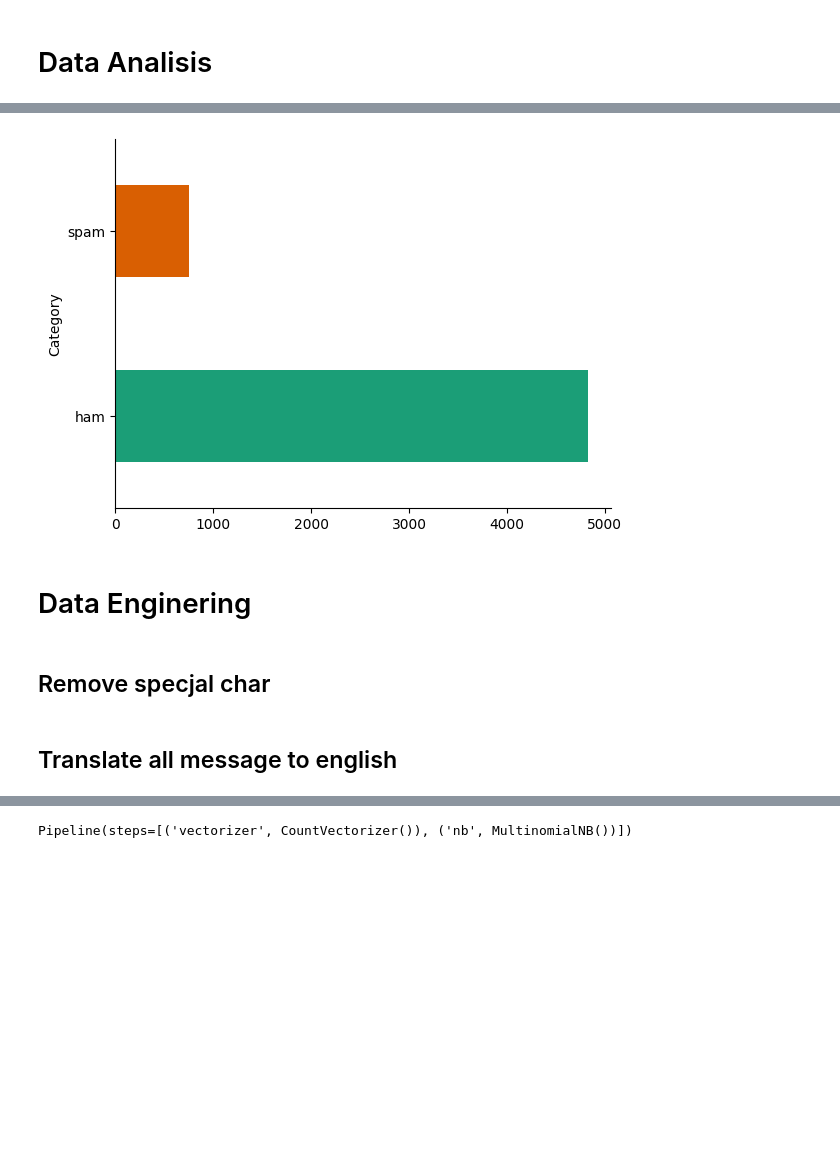
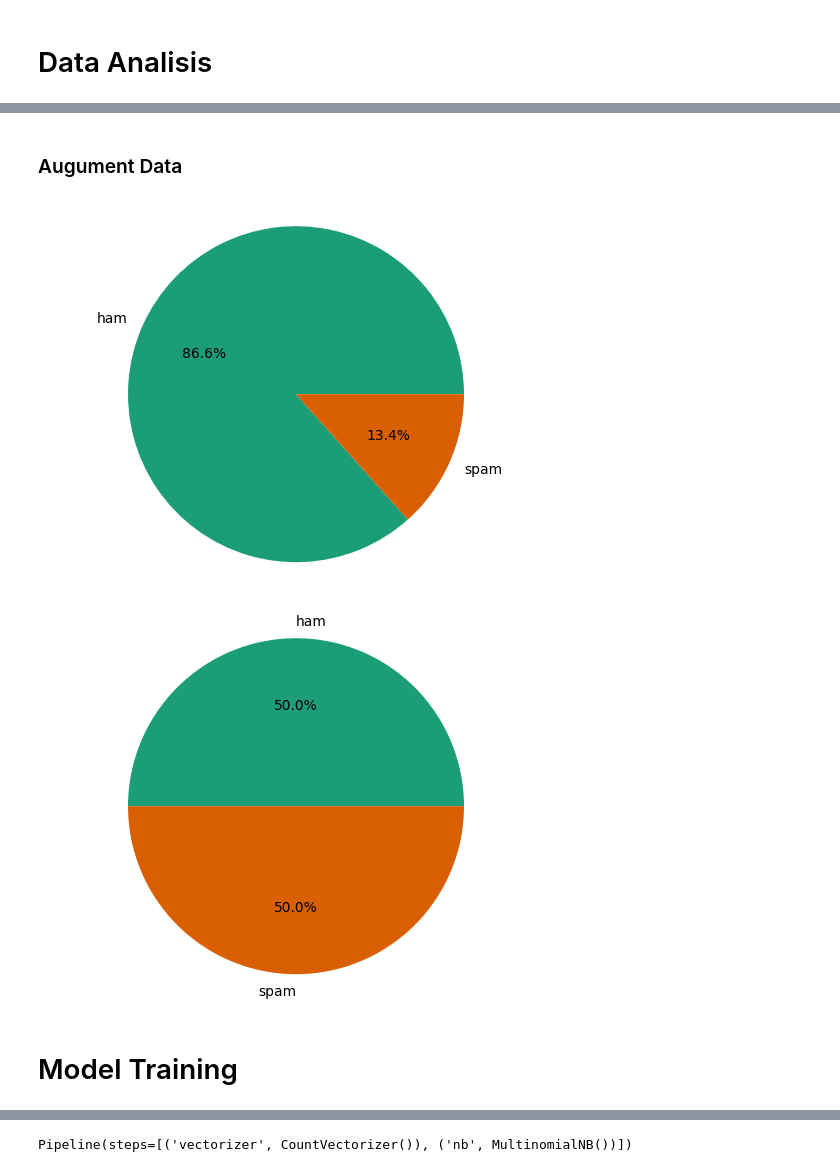
Before and after one commit to PawelJakubczyk/mln_ham_or_spam_classifier, a Jupyter notebook: spam_or_ham.ipynb, the cells around one changed output, grey strips where cells are left out. Saved outputs shown, nothing was run; the diff lists cells and outputs as text; code cells hidden in the pictures; blank space fills up the shorter version.

```diff
--- a/spam_or_ham.ipynb
+++ b/spam_or_ham.ipynb
@@ -358,14 +315,8 @@ NameError: name 'msno' is not defined
-# %%
-# Plot the number of occurrences for each category
-spam_df.groupby('Category').size().plot(kind='barh', color=sns.palettes.mpl_palette('Dark2'))
-plt.gca().spines[['top', 'right',]].set_visible(False)
-# %% [output]
-[figure, removed]
 # %% [markdown]
-# Data Enginering
+### Augument Data
-# %% [markdown]
-## Remove specjal char
-# %% [markdown]
-## Translate all message to english
-# %%
-spam_df['Message'] = spam_df['Message'].apply(translate_to_english)
+# %%
+spam_df.groupby('Category').size().plot(kind='pie', colors=sns.color_palette('Dark2'), autopct='%1.1f%%')
+plt.axis('equal')
+plt.show()
+# %% [output]
+[figure, added]
@@ -372,3 +325,11 @@ spam_df['Message'] = spam_df['Message'].apply(translate_to_english)
+# %%
+spam_df.groupby('Category').size().plot(kind='pie', colors=sns.color_palette('Dark2'), autopct='%1.1f%%')
+plt.axis('equal')
+plt.show()
+# %% [output]
+[figure, added]
+# %% [markdown]
+# Model Training
 # %%
 # Split the data into training and testing sets
 X_train, X_test, y_train, y_test = train_test_split(spam_df.Message, spam_df.Category, test_size=0.25)
```
Also changed, not shown: parts of 21 cells of this notebook.
